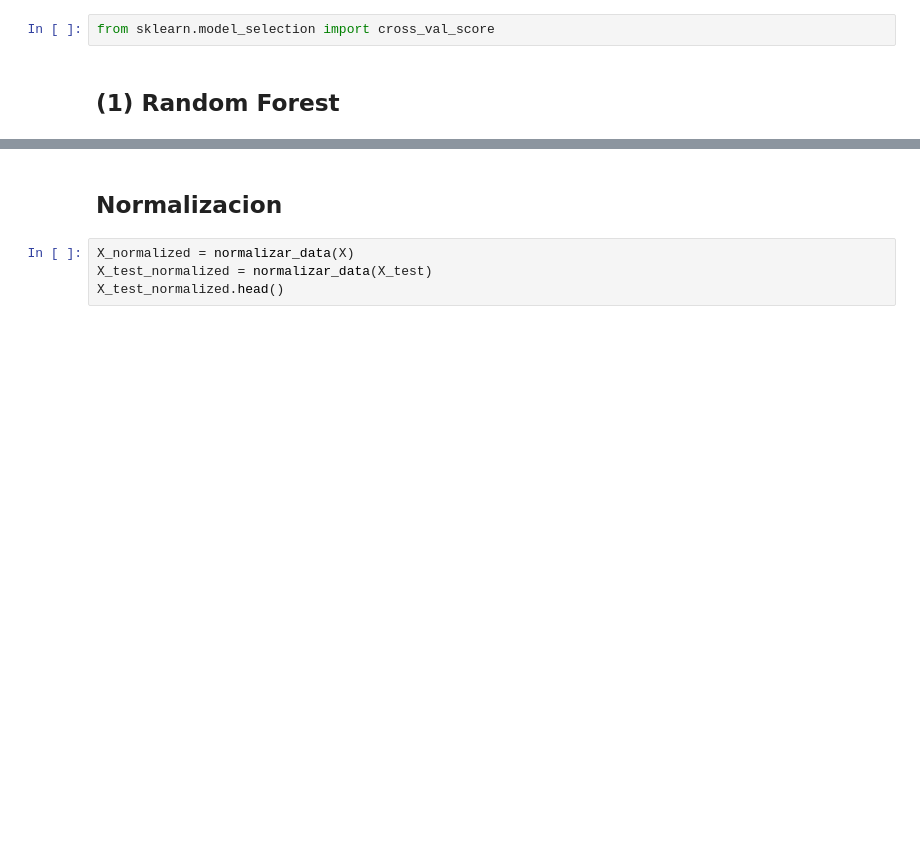
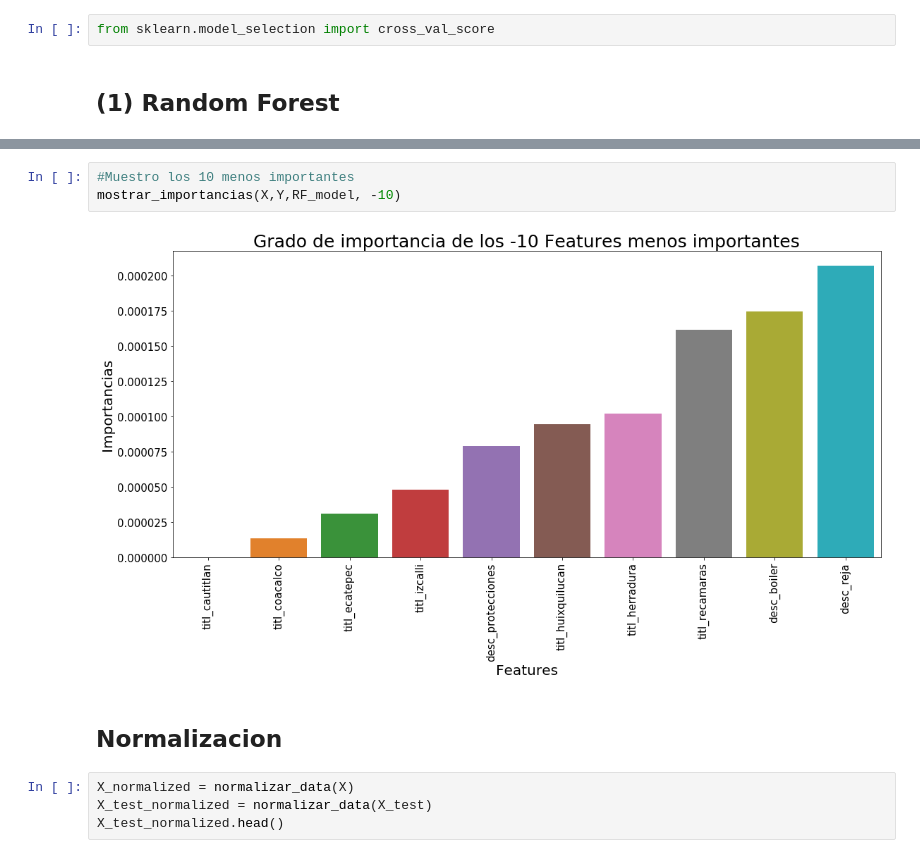
Before and after one commit to luctiz/Grupo43-TP2, a Jupyter notebook: TP2.ipynb, the cells around one changed output, grey strips where cells are left out. Saved outputs shown, nothing was run; the diff lists cells and outputs as text; blank space fills up the shorter version.

```diff
--- a/TP2.ipynb
+++ b/TP2.ipynb
@@ -551,3 +616,8 @@ plt.yticks(fontsize = 15)
+# %%
+#Muestro los 10 menos importantes
+mostrar_importancias(X,Y,RF_model, -10)
+# %% [output]
+[figure, added]
 # %% [markdown]
 ## Normalizacion
 # %%
```
Also changed, not shown: parts of 54 cells of this notebook, 1 other file.
